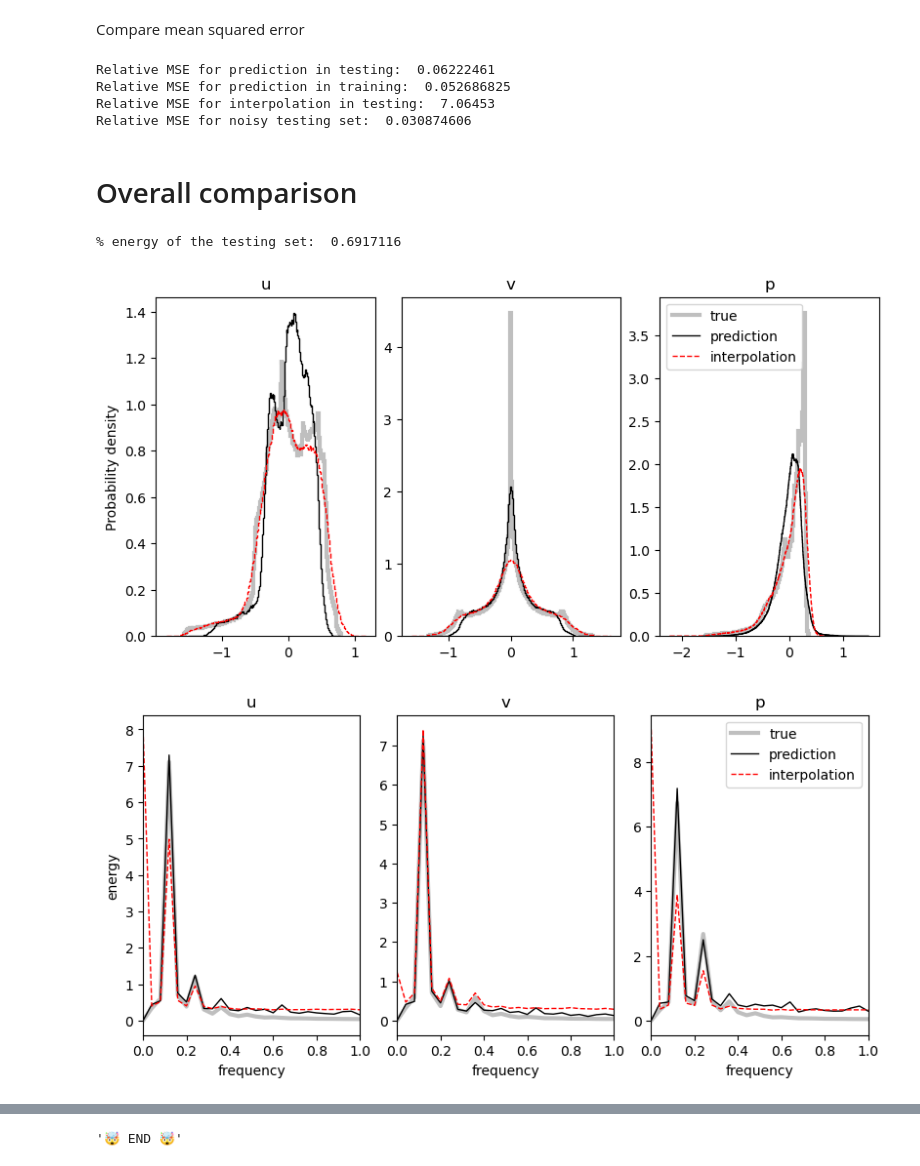
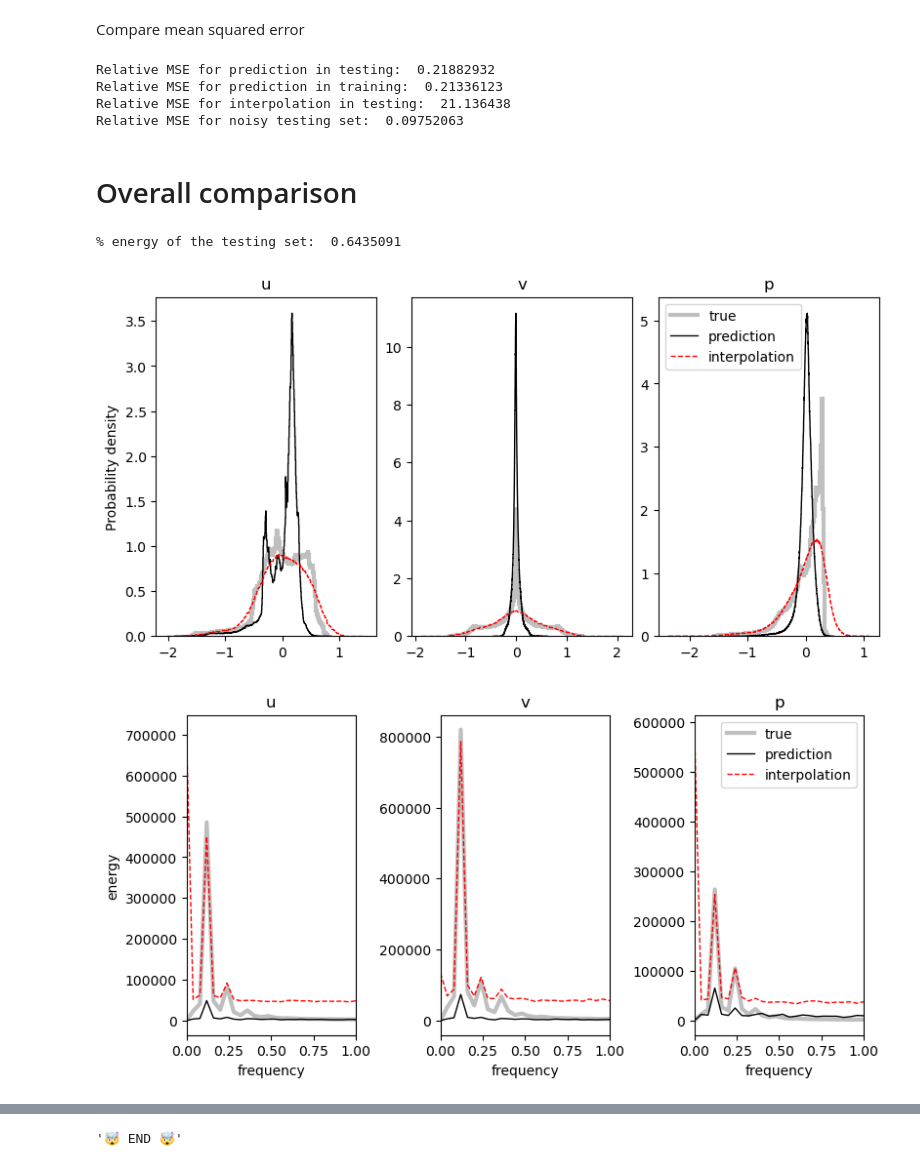
Before and after one commit to MagriLab/FlowReconstructionFromExperiment, a Jupyter notebook: visualisation_notebook/results_physics.ipynb, the cells around one changed output, grey strips where cells are left out. Cells and saved outputs as stored; diff of their text form; code cells hidden in the pictures.

```diff
--- a/visualisation_notebook/results_physics.ipynb
+++ b/visualisation_notebook/results_physics.ipynb
@@ -33,13 +33,8 @@ plt.style.use('../flowrec/utils/ppt.mplstyle')
 # %%
 # results_dir = Path('../local_results/t2spfcpi3230718102925') # qr-pod
 # results_dir = Path('../local_results/draft/t2gpfcpi3230714182415/') # clean_grid_recosntruction
-# results_dir = Path('../local_results/snr20-mean3/treasured-sweep-11/') # best snr20 mean3
-# results_dir = Path('../local_results/t2gpfcpi3230626091222') # best snr20 loss3
-# results_dir = Path('../local_results/noisy/20_classic') # best snr20 classic
-# results_dir = Path('../local_results/t2gpfcpm3230627094135/') # best snr10 mean3
-# results_dir = Path('../local_results/t2gpfcpi3230627095849') # best snr10 loss3
-# results_dir = Path('../local_results/noisy/10_classic') # best snr10 classic
-results_dir = Path('../local_results/noisy/10_3_filters')
+# results_dir = Path('../local_results/draft/snr5_3/snr5_3-41')
+results_dir = Path('../local_results/draft/snr5_mean3/t2gpfcpm3230810104613/')
 
 print('Does directory exist?',results_dir.exists())
 ! ls $results_dir
@@ -640,17 +644,17 @@ mse_interp = np.sum(np.nan_to_num(compare_interp - u_test)**2)/nb_elements
 print('Relative MSE for interpolation in testing: ', mse_interp/mse_testing_true)
 print('Relative MSE for noisy testing set: ', losses.mse(u_test_n,u_test)/mse_testing_true)
 # %% [output]
-Relative MSE for prediction in testing:  0.06222461
-Relative MSE for prediction in training:  0.052686825
-Relative MSE for interpolation in testing:  7.06453
-Relative MSE for noisy testing set:  0.030874606
+Relative MSE for prediction in testing:  0.21882932
+Relative MSE for prediction in training:  0.21336123
+Relative MSE for interpolation in testing:  21.136438
+Relative MSE for noisy testing set:  0.09752063
 # %% [markdown]
 # Overall comparison
 # %%
 percent_energy = np.sum(pred_test**2)/np.sum(u_test**2)
 print('% energy of the testing set: ', percent_energy)
 # %% [output]
-% energy of the testing set:  0.6917116
+% energy of the testing set:  0.6435091
 # %%
 interp_test_nonan = []
 for i in range(3):
@@ -661,38 +665,38 @@ fig,axes = plt.subplots(1,3,figsize=(8,4))
 for i,var in zip(range(3),['u','v','p']):
     counts_true,bins_true = np.histogram(u_test[...,i].flatten()-np.mean(u_test[...,i].flatten()), density=True, bins='auto')
     axes[i].stairs(counts_true,bins_true,label='true',linewidth=3, color='#808080',alpha=0.5)
     counts,bins = np.histogram(pred_test[...,i].flatten()-np.mean(pred_test[...,i].flatten()), density=True, bins='auto')
     axes[i].stairs(counts,bins,label='prediction',color='k')
     counts,bins = np.histogram(interp_test_nonan[i].flatten()-np.mean(interp_test_nonan[i].flatten()), density=True, bins='auto')
     axes[i].stairs(counts,bins,label='interpolation',color='r',linestyle='--')
     axes[i].set(title=var)
 axes[0].set_ylabel('Probability density')
 axes[2].legend()
 plt.show()
 
 
 freq_data_overall = np.einsum('t x y u -> t u', np.abs(np.fft.fft(u_test-np.mean(u_test,axis=0,keepdims=True),axis=0)))
-freq_data_overall = freq_data_overall / np.std(freq_data_overall,axis=0)
+# freq_data_overall = freq_data_overall / np.std(freq_data_overall,axis=0)
 freq_pred_overall = np.einsum('t x y u -> t u', np.abs(np.fft.fft(pred_test-np.mean(pred_test,axis=0,keepdims=True),axis=0)))
-freq_pred_overall = freq_pred_overall / np.std(freq_pred_overall,axis=0)
+# freq_pred_overall = freq_pred_overall / np.std(freq_pred_overall,axis=0)
 freq_interp = []
 for i in range(3):
     _interp = np.einsum('t n -> t', np.abs(np.fft.fft(interp_test_nonan[i]-np.mean(interp_test_nonan[i]),axis=0)))
-    _interp = _interp / np.std(_interp)
+    # _interp = _interp / np.std(_interp)
     freq_interp.append(_interp)
 
 fig,axes = plt.subplots(1,3,figsize=(8,4),sharex=True)
 for i,var in zip(range(3),['u','v','p']):
     axes[i].plot(freq[:int(len(freq)/2)], freq_data_overall[:int(len(freq)/2),i],label='true',linewidth=3,color='#808080',alpha=0.5)
     axes[i].plot(freq[:int(len(freq)/2)], freq_pred_overall[:int(len(freq)/2),i],label='prediction',color='k',linewidth=1)
     axes[i].plot(freq[:int(len(freq)/2)], freq_interp[i][:int(len(freq)/2)],label='interpolation',color='r',linewidth=1,linestyle='--')
     axes[i].set(title=var,xlabel='frequency',xlim=[0,1.0])
 axes[2].legend()
 axes[0].set(ylabel='energy')
 plt.show()
 # %% [output]
-[figure, old version]
+[figure, new version]
-[figure, old version]
+[figure, new version]
 # %%
 fftn_pred = np.fft.fftn(pred_test-np.mean(pred_test,axis=0,keepdims=True),axes=[1,2])
 fftn_true = np.fft.fftn(u_test-np.mean(u_test,axis=0,keepdims=True),axes=[1,2])
```
Also changed, not shown: parts of 14 cells of this notebook, 5 other files.
